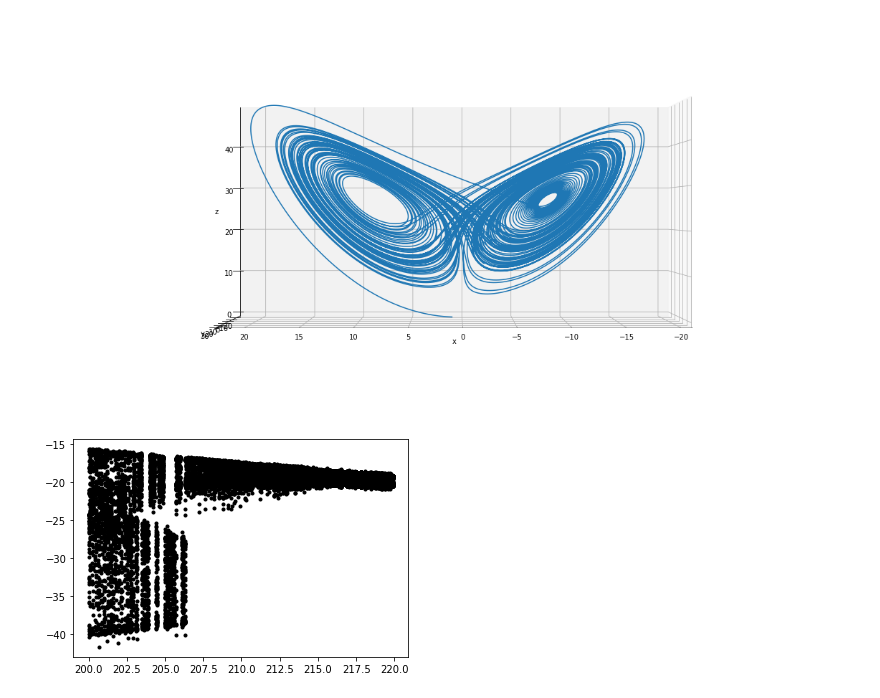
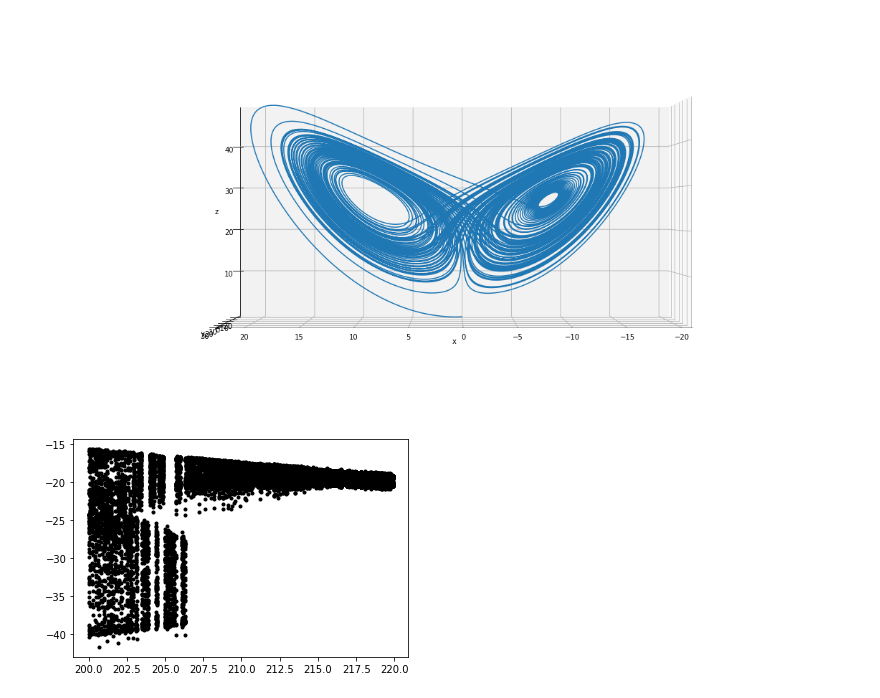
Before and after one commit to jfestradan/Modelado-y-simulacion, a Jupyter notebook: Lorenz.ipynb, the cells around one changed output. Cells and saved outputs as stored; diff of their text form; code cells hidden in the pictures.

```diff
--- a/Lorenz.ipynb
+++ b/Lorenz.ipynb
@@ -3,32 +3,32 @@
 # %%
 import numpy as np
 import matplotlib.pyplot as plt
 from mpl_toolkits.mplot3d import axes3d
 from scipy.integrate import solve_ivp
 
 def Lorenz_eq(t,xyz,sigma,beta,rho):
     x,y,z = xyz
     return [sigma*(y-x),x*(rho-z)-y,x*y-beta*z]
 time = [0,100]
 t = np.arange(time[0],time[1],0.001)
-init_condi = [1,1,0]
+init_condi = [0.1,0.1,0.1]
 solucion = solve_ivp(Lorenz_eq,time,init_condi,args=[10,8/3,28],t_eval=t)
 
 t = solucion.t
 x = solucion.y[0,:]
 y = solucion.y[1,:]
 z = solucion.y[2,:]
 
 
 fig = plt.figure(figsize=(20,10))
 ax = fig.gca(projection='3d')
 ax.plot3D(x,y,z)
 ax.set_xlabel('x')
 ax.set_ylabel('y')
 ax.set_zlabel('z')
 ax.view_init(0,90)
 # %% [output]
-[figure, old version]
+[figure, new version]
 # %%
 
 def event_lorenz(t,xyz,sigma,beta,rho):
```
